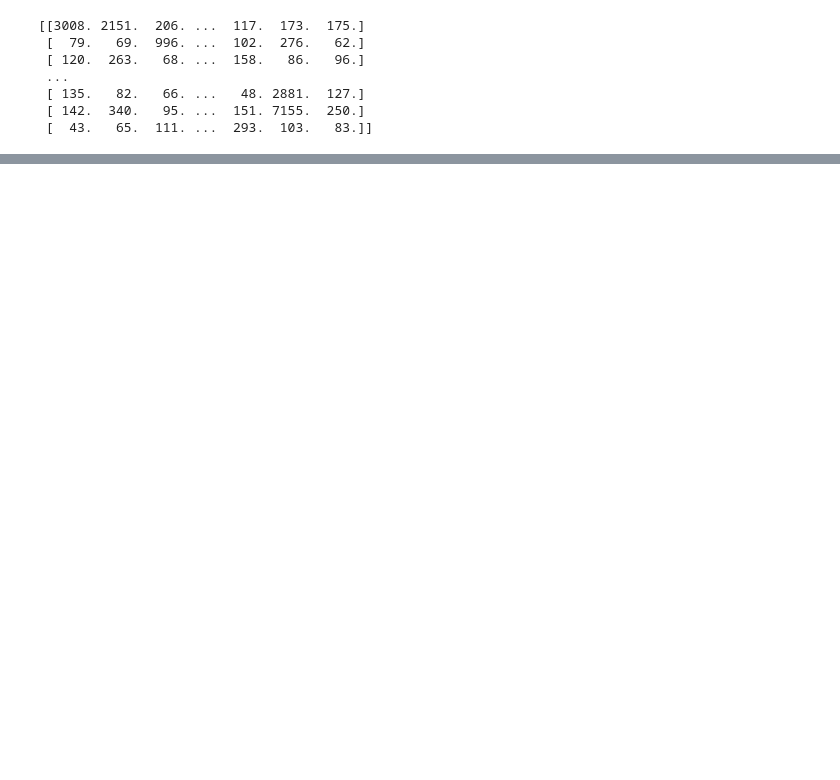
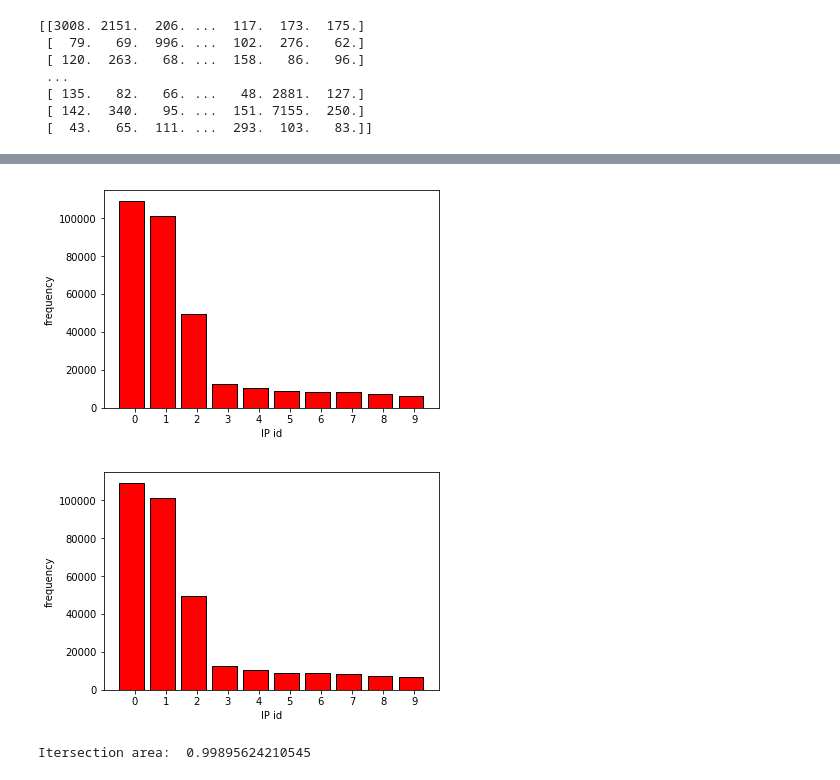
Before and after one commit to marius-pop0/CybeDataAnlaytics, a Jupyter notebook: Assignment3/sketch.ipynb, the cells around one changed output, grey strips where cells are left out. Cells and saved outputs as stored; diff of their text form; code cells hidden in the pictures; blank space fills up the shorter version.

```diff
--- a/Assignment3/sketch.ipynb
+++ b/Assignment3/sketch.ipynb
@@ -147,6 +148,10 @@ def calc_error(truth, estimated):
     print('Itersection area: ', intersect_area)
 # %%
 most_freq_sketch_df = df[['SrcIPAddr','freq']].sort_values(['freq'], ascending=False).head(10)
-most_freq_sketch = list(zip(most_freq_sketch_df.index, np.reshape(most_freq_sketch_df.values, -1)))
+most_freq_sketch = list(zip(np.reshape(most_freq_sketch_df['SrcIPAddr'].values, -1), np.reshape(most_freq_sketch_df['freq'].values, -1)))
 
 calc_error(most_freq_ips, most_freq_sketch)
+# %% [output]
+[figure, added]
+[figure, added]
+Itersection area:  0.99895624210545
```
Also changed, not shown: parts of 5 cells of this notebook.
